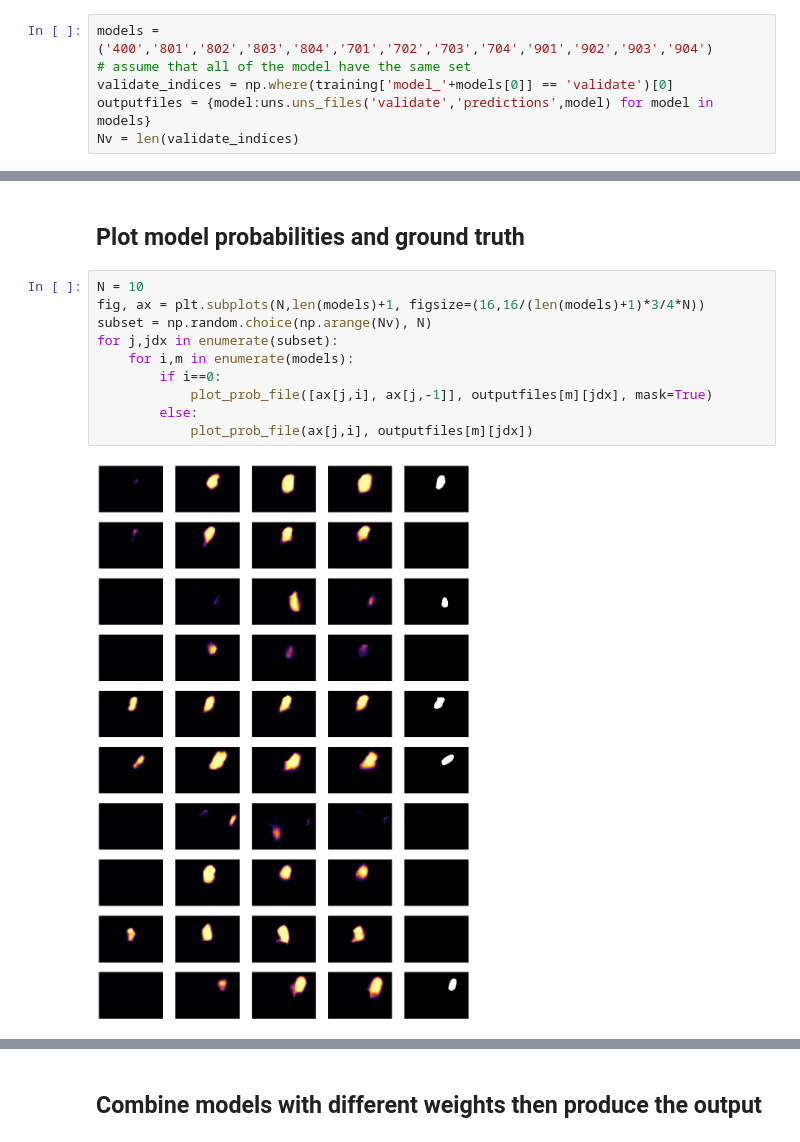
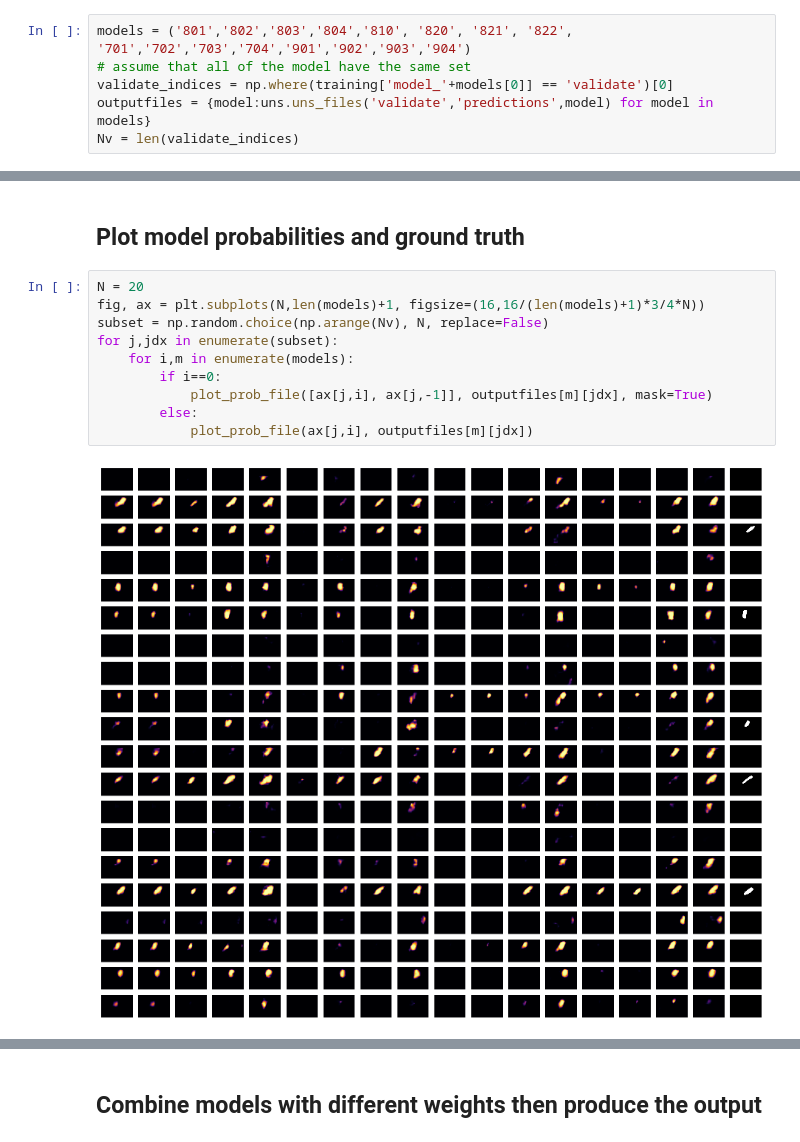
Before and after one commit to vassiliou/unstoo, a Jupyter notebook: OutputAnalysis.ipynb, the cells around one changed output, grey strips where cells are left out. Cells and saved outputs as stored; diff of their text form.

Commit message:
output analysis with model

```diff
--- a/OutputAnalysis.ipynb
+++ b/OutputAnalysis.ipynb
@@ -10,5 +12,5 @@ from uns import training
 # %%
-models = ('400','801','802','803','804','701','702','703','704','901','902','903','904')
+models = ('801','802','803','804','810', '820', '821', '822', '701','702','703','704','901','902','903','904')
 # assume that all of the model have the same set
 validate_indices = np.where(training['model_'+models[0]] == 'validate')[0]
 outputfiles = {model:uns.uns_files('validate','predictions',model) for model in models}
@@ -126,15 +124,15 @@ def plot_model_dice(Pavg, gt_masks, ax=None, title=None, **kwargs):
 # %% [markdown]
 ## Plot model probabilities and ground truth
 # %%
-N = 10
+N = 20
 fig, ax = plt.subplots(N,len(models)+1, figsize=(16,16/(len(models)+1)*3/4*N))
-subset = np.random.choice(np.arange(Nv), N)
+subset = np.random.choice(np.arange(Nv), N, replace=False)
 for j,jdx in enumerate(subset):
     for i,m in enumerate(models):
         if i==0:
             plot_prob_file([ax[j,i], ax[j,-1]], outputfiles[m][jdx], mask=True)
         else:
             plot_prob_file(ax[j,i], outputfiles[m][jdx])
 # %% [output]
-[figure, old version]
+[figure, new version]
 # %%
```
Also changed, not shown: parts of 24 cells of this notebook.
